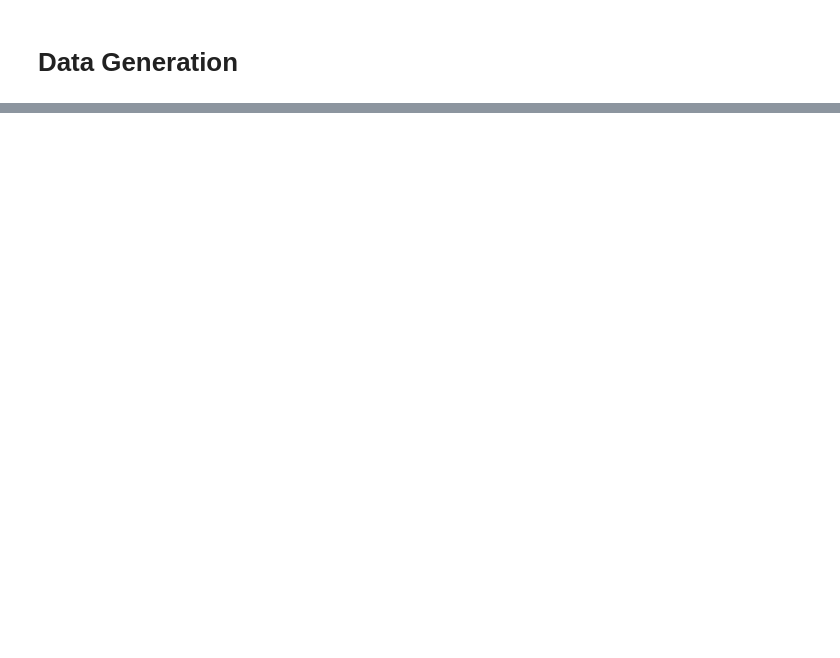
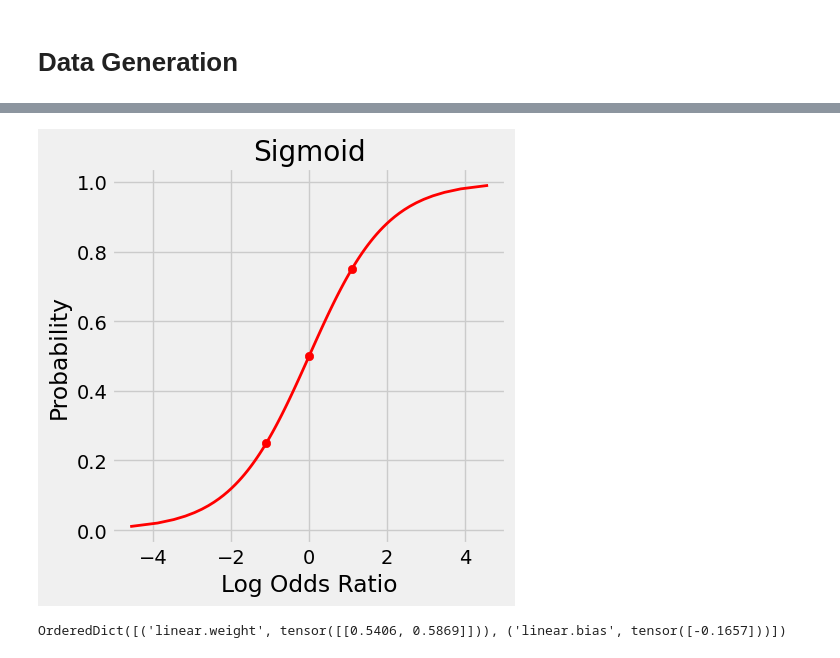
Before and after one commit to Hovohoangduy/pytorch-step-by-step, a Jupyter notebook: chapter03.ipynb, the cells around one changed output, grey strips where cells are left out. Saved outputs shown, nothing was run; the diff lists cells and outputs as text; code cells hidden in the pictures; blank space fills up the shorter version.

```diff
--- a/chapter03.ipynb
+++ b/chapter03.ipynb
@@ -54,0 +152,24 @@ figure1(X_train, y_train, X_val, y_val)
+# %%
+def figure4(prob1):
+    fig, ax = plt.subplots(1, 1, figsize=(5, 5))
+    prob = np.linspace(.01, .99, 99)
+
+    ax.plot(log_odds_ratio(prob), prob, linewidth=2, c='r')
+    ax.set_ylabel('Probability')
+    ax.set_xlabel('Log Odds Ratio')
+    ax.set_title('Sigmoid')
+    ax.scatter([log_odds_ratio(prob1), log_odds_ratio(.5), log_odds_ratio(1-prob1)], [prob1, .5, (1-prob1)], c='r')
+    fig.tight_layout()
+    return fig
+# %%
+fig = figure4(p)
+# %% [output]
+[figure, added]
+# %%
+torch.manual_seed(42)
+model1 = nn.Sequential()
+model1.add_module('linear', nn.Linear(2, 1))
+model1.add_module('sigmoid', nn.Sigmoid())
+print(model1.state_dict())
+# %% [output]
+OrderedDict([('linear.weight', tensor([[0.5406, 0.5869]])), ('linear.bias', tensor([-0.1657]))])
```
Also changed, not shown: parts of 12 cells of this notebook.
